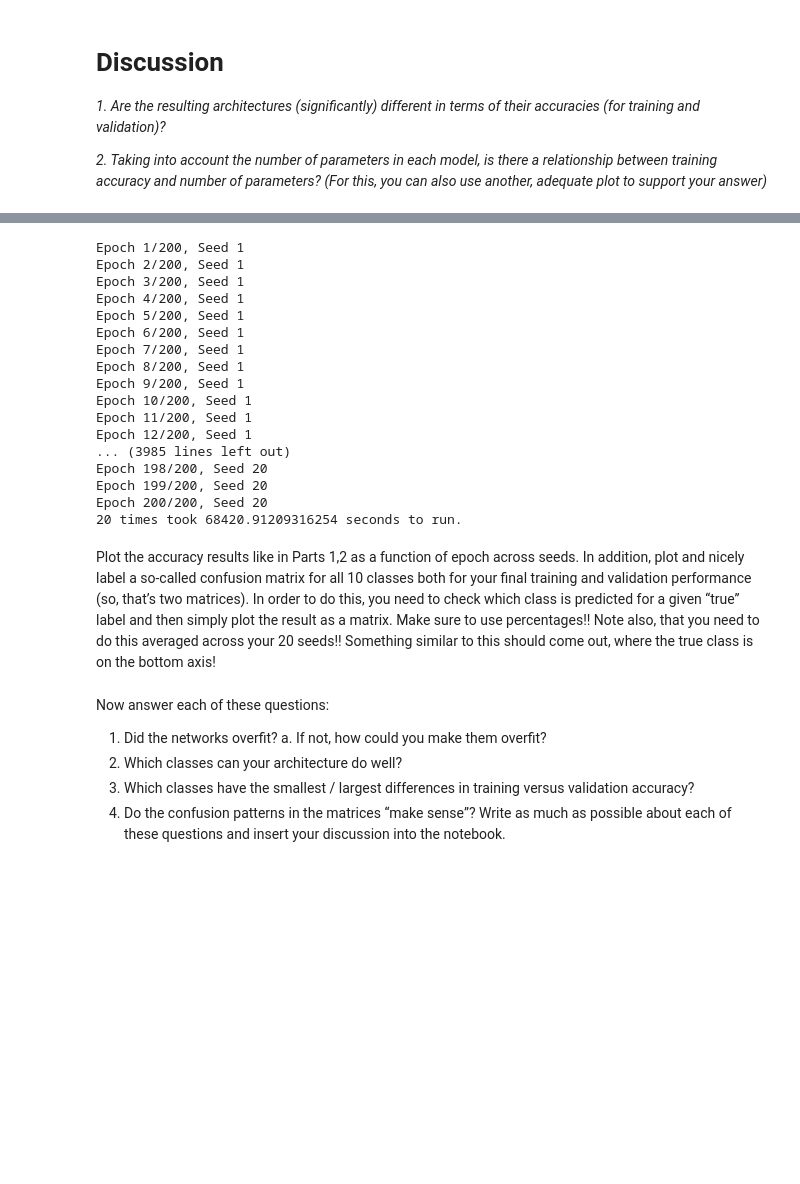
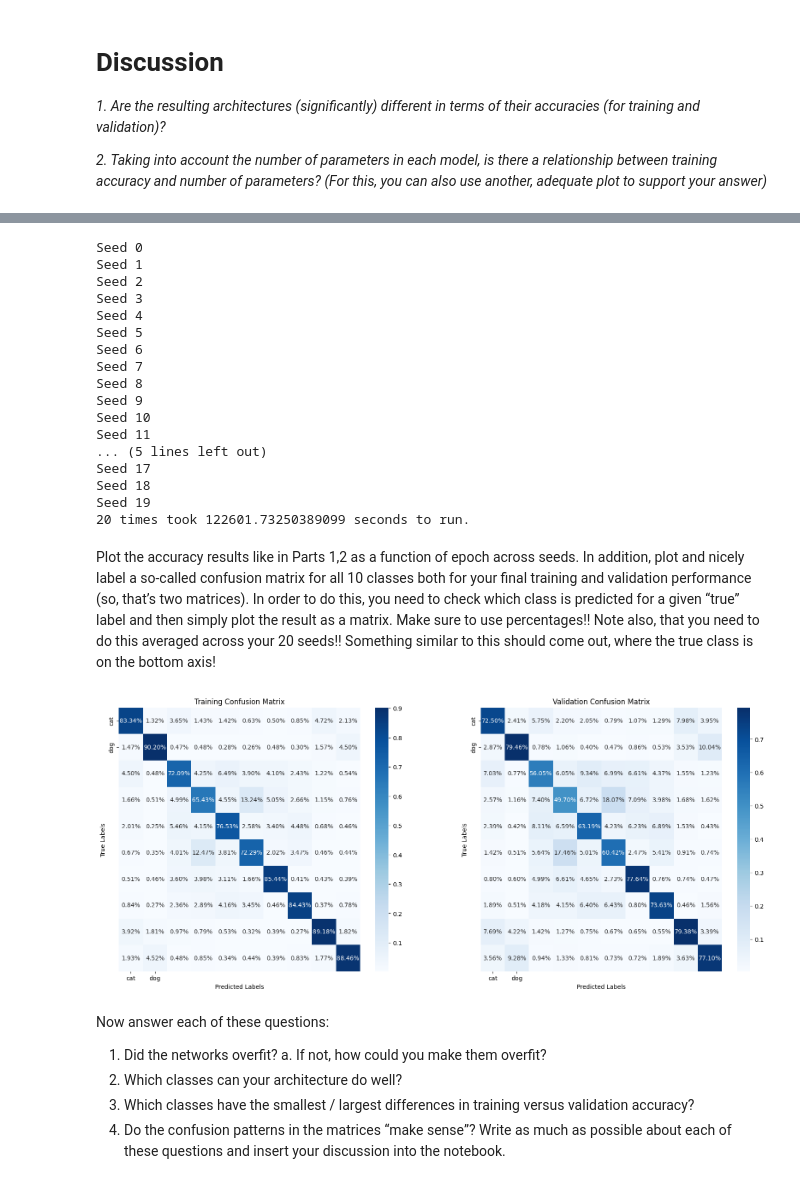
Before and after one commit to jshim0978/KU_NN, a Jupyter notebook: 2023020923_2023020928_A3/cnnA3.ipynb, the cells around one changed output, grey strips where cells are left out. Drawn from its saved outputs; the diff is of its cells as text; code cells hidden in the pictures; blank space fills up the shorter version.

```diff
--- a/2023020923_2023020928_A3/cnnA3.ipynb
+++ b/2023020923_2023020928_A3/cnnA3.ipynb
@@ -739,6 +718,8 @@ all_val_targets = []
 
 # Train the network
 for seed in range(20):  # Train the network 20 times
+
+    print(f'Seed {seed}')
     torch.manual_seed(seed)
     np.random.seed(seed)
 
@@ -790,7 +771,6 @@ for seed in range(20):  # Train the network 20 times
                 val_targets.extend(labels.cpu().numpy())
                 total += labels.size(0)
                 correct += (predicted == labels).sum().item()
-            print(f'Epoch {epoch+1}/{n_epochs}, Seed {seed+1}')
 
         seed_val_accuracies.append(correct / total)
         seed_val_preds.append(val_preds)
@@ -807,23 +787,23 @@ for seed in range(20):  # Train the network 20 times
 end_time = time.time()
 print(f"20 times took {end_time - start_time} seconds to run.")
 # %% [output]
-Epoch 1/200, Seed 1
-Epoch 2/200, Seed 1
-Epoch 3/200, Seed 1
-Epoch 4/200, Seed 1
-Epoch 5/200, Seed 1
-Epoch 6/200, Seed 1
-Epoch 7/200, Seed 1
-Epoch 8/200, Seed 1
-Epoch 9/200, Seed 1
-Epoch 10/200, Seed 1
-Epoch 11/200, Seed 1
-Epoch 12/200, Seed 1
-... (3985 lines left out)
-Epoch 198/200, Seed 20
-Epoch 199/200, Seed 20
-Epoch 200/200, Seed 20
-20 times took 68420.91209316254 seconds to run.
+Seed 0
+Seed 1
+Seed 2
+Seed 3
+Seed 4
+Seed 5
+Seed 6
+Seed 7
+Seed 8
+Seed 9
+Seed 10
+Seed 11
+... (5 lines left out)
+Seed 17
+Seed 18
+Seed 19
+20 times took 122601.73250389099 seconds to run.
 # %% [markdown]
 Plot the accuracy results like in Parts 1,2 as a function of epoch across seeds.
 In addition, plot and nicely label a so-called confusion matrix for all 10 classes both
@@ -842,35 +822,37 @@ flat_train_preds = np.concatenate([np.array(preds).flatten() for preds in all_tr
 flat_train_targets = np.concatenate([np.array(targets).flatten() for targets in all_train_targets])
 flat_val_preds = np.concatenate([np.array(preds).flatten() for preds in all_val_preds])
 flat_val_targets = np.concatenate([np.array(targets).flatten() for targets in all_val_targets])
 
 # Now, flat_train_preds and flat_train_targets should be one-dimensional arrays
 # Let's try computing the confusion matrix again
 try:
     cm_train = confusion_matrix(flat_train_targets, flat_train_preds, normalize='true')
     cm_val = confusion_matrix(flat_val_targets, flat_val_preds, normalize='true')
 except ValueError as e:
     print(f"An error occurred: {e}")
     print(f"Shapes - flat_train_targets: {flat_train_targets.shape}, flat_train_preds: {flat_train_preds.shape}")
     # This will help to debug the issue further
 
 # Calculate the confusion matrices for the flat lists
 cm_train = confusion_matrix(flat_train_targets, flat_train_preds, normalize='true')
 cm_val = confusion_matrix(flat_val_targets, flat_val_preds, normalize='true')
 
 # Plotting the confusion matrices
 fig, ax = plt.subplots(1, 2, figsize=(20, 8))
 
-sns.heatmap(cm_train, annot=True, fmt=".2%", cmap='Blues', ax=ax[0], xticklabels=range(10), yticklabels=range(10))
+sns.heatmap(cm_train, annot=True, fmt=".2%", cmap='Blues', ax=ax[0], xticklabels=class_names, yticklabels=class_names)
 ax[0].set_title('Training Confusion Matrix')
 ax[0].set_xlabel('Predicted Labels')
 ax[0].set_ylabel('True Labels')
 
-sns.heatmap(cm_val, annot=True, fmt=".2%", cmap='Blues', ax=ax[1], xticklabels=range(10), yticklabels=range(10))
+sns.heatmap(cm_val, annot=True, fmt=".2%", cmap='Blues', ax=ax[1], xticklabels=class_names, yticklabels=class_names)
 ax[1].set_title('Validation Confusion Matrix')
 ax[1].set_xlabel('Predicted Labels')
 ax[1].set_ylabel('True Labels')
 
 plt.show()
+# %% [output]
+[figure, added]
 # %% [markdown]
 Now answer each of these questions:
 
```
Also changed, not shown: parts of 8 cells of this notebook, 5 other files.
